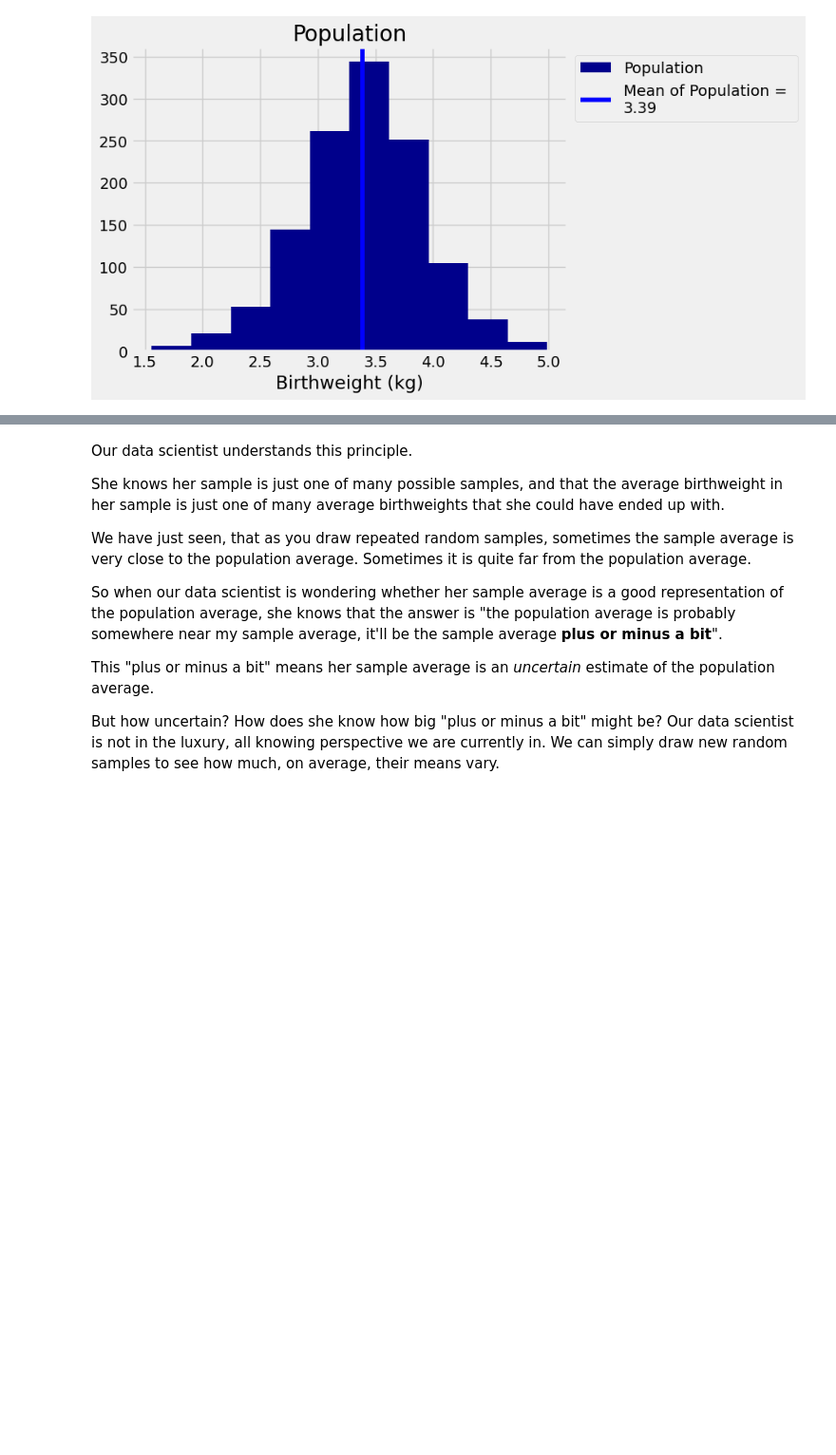
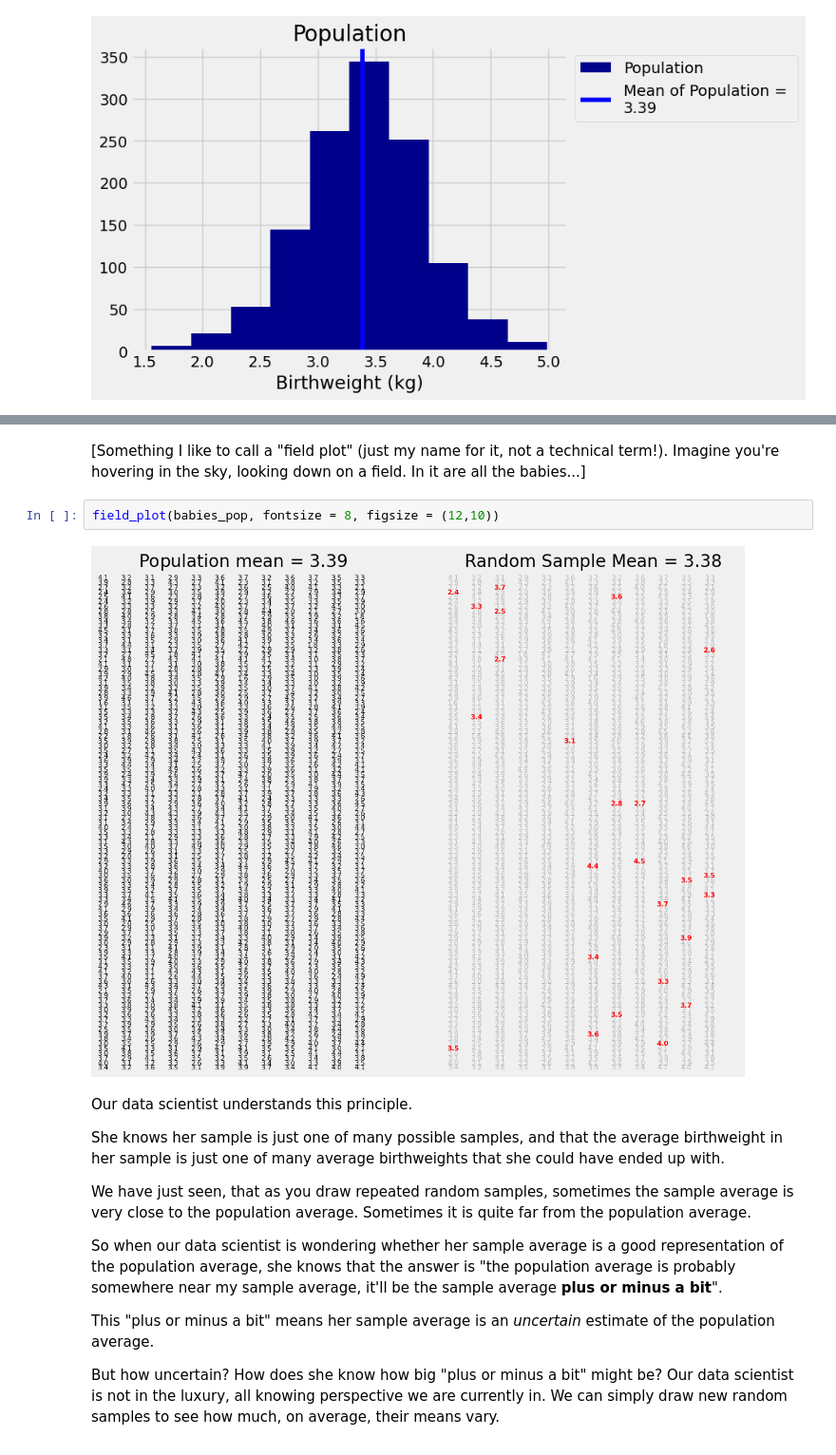
Before and after one commit to pxr687/bootstrap_tutorial, a Jupyter notebook: bootstrap.ipynb, the cells around one changed output, grey strips where cells are left out. Shown at 95% size. Cells and saved outputs as stored; diff of their text form; blank space fills up the shorter version.

```diff
--- a/bootstrap.ipynb
+++ b/bootstrap.ipynb
@@ -196,3 +218,9 @@ plt.title('Population');
+# %% [markdown]
+[Something I like to call a "field plot" (just my name for it, not a technical term!). Imagine you're hovering in the sky, looking down on a field. In it are all the babies...]
+# %%
+field_plot(babies_pop, fontsize = 8, figsize = (12,10))
+# %% [output]
+[figure, added]
 # %% [markdown]
 Our data scientist understands this principle.
 
```
Also changed, not shown: parts of 24 cells of this notebook, 5 other files.
